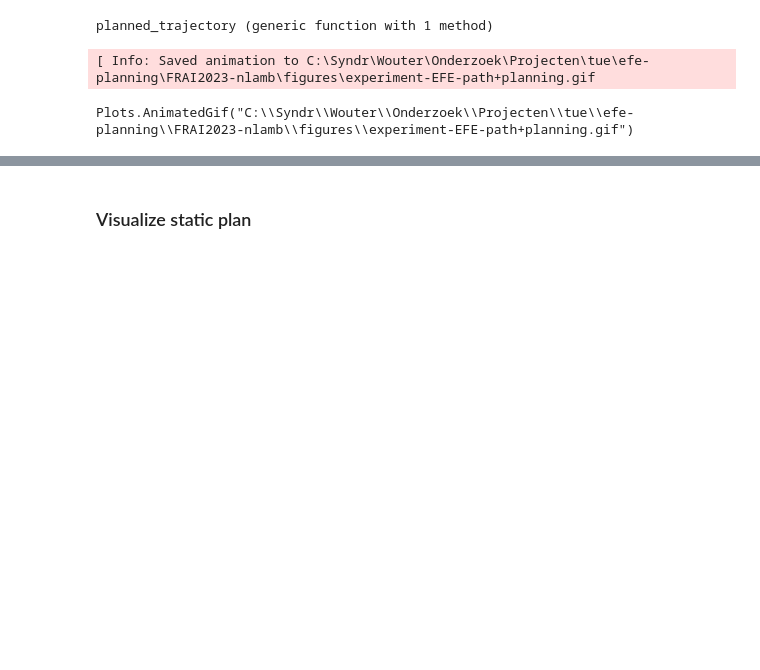
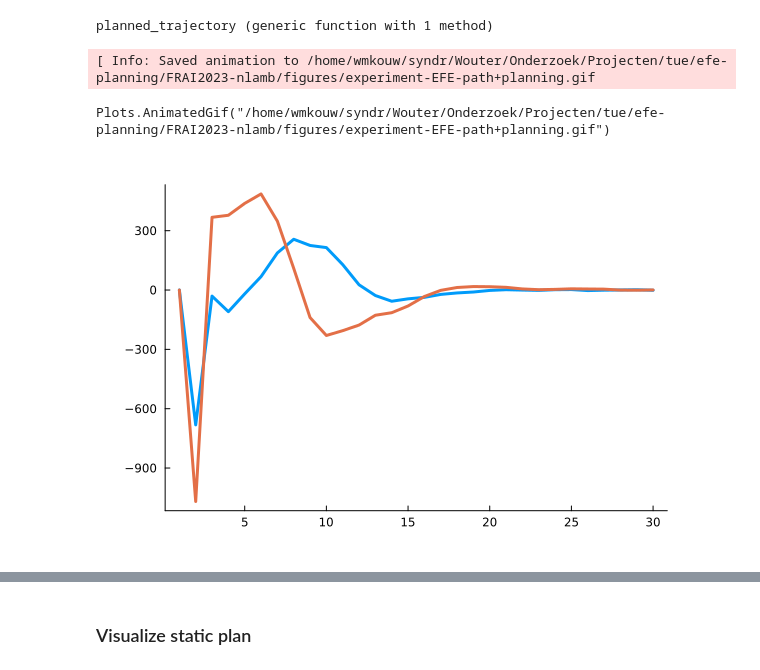
Before and after one commit to biaslab/IWAI2024-ambiguity, a Jupyter notebook: NLA-botnav-triangulation.ipynb, the cells around one changed output, grey strips where cells are left out. Drawn from its saved outputs; the diff is of its cells as text; code cells hidden in the pictures; blank space fills up the shorter version.

Commit message:
Continuing experiments with triangulation. Current trials are successful.

```diff
--- a/NLA-botnav-triangulation.ipynb
+++ b/NLA-botnav-triangulation.ipynb
@@ -477,8 +472,8 @@ end
 # %% [output]
 planned_trajectory (generic function with 1 method)
 # %%
-len_trial = 50
+len_trial = 30
 time = range(0, step=Δt, length=len_trial)
-len_horizon = 2;
+len_horizon = 5;
 # %%
 # Distribution around goal state
@@ -566,7 +563,7 @@ z_kmin1 = z_0
 end
 # %%
 anim = @animate for k in 3:len_trial
-    p301 = plot(size=(800,800), legend=:topleft, aspect_ratio=:equal, ylabel="position y", xlabel="position x", xlims=(-3.5, 3.5), ylims=(-3., 1.5))
+    p301 = plot(size=(800,800), title="$k/$len_trial", legend=:topleft, aspect_ratio=:equal, ylabel="position y", xlabel="position x", xlims=(-3.5, 3.5), ylims=(-1., 1.5))
     scatter!([z_0[1]], [z_0[2]], color="blue", label="start", markersize=5)
     scatter!([z_star[1]], [z_star[2]], color="red", label="goal state", markersize=5)
     scatter!([β1[1]], [β1[2]], color="green", label="beacon", markersize=5)
@@ -581,5 +578,9 @@ anim = @animate for k in 3:len_trial
 end
 gif(anim, "figures/experiment-EFE-path+planning.gif", fps=3)
 # %% [output]
-[ Info: Saved animation to C:\Syndr\Wouter\Onderzoek\Projecten\tue\efe-planning\FRAI2023-nlamb\figures\experiment-EFE-path+planning.gif
+[ Info: Saved animation to /home/wmkouw/syndr/Wouter/Onderzoek/Projecten/tue/efe-planning/FRAI2023-nlamb/figures/experiment-EFE-path+planning.gif
-Plots.AnimatedGif("C:\\Syndr\\Wouter\\Onderzoek\\Projecten\\tue\\efe-planning\\FRAI2023-nlamb\\figures\\experiment-EFE-path+planning.gif")
+Plots.AnimatedGif("/home/wmkouw/syndr/Wouter/Onderzoek/Projecten/tue/efe-planning/FRAI2023-nlamb/figures/experiment-EFE-path+planning.gif")
+# %%
+plot(u_sim')
+# %% [output]
+[figure, added]
```
Also changed, not shown: parts of 14 cells of this notebook.
